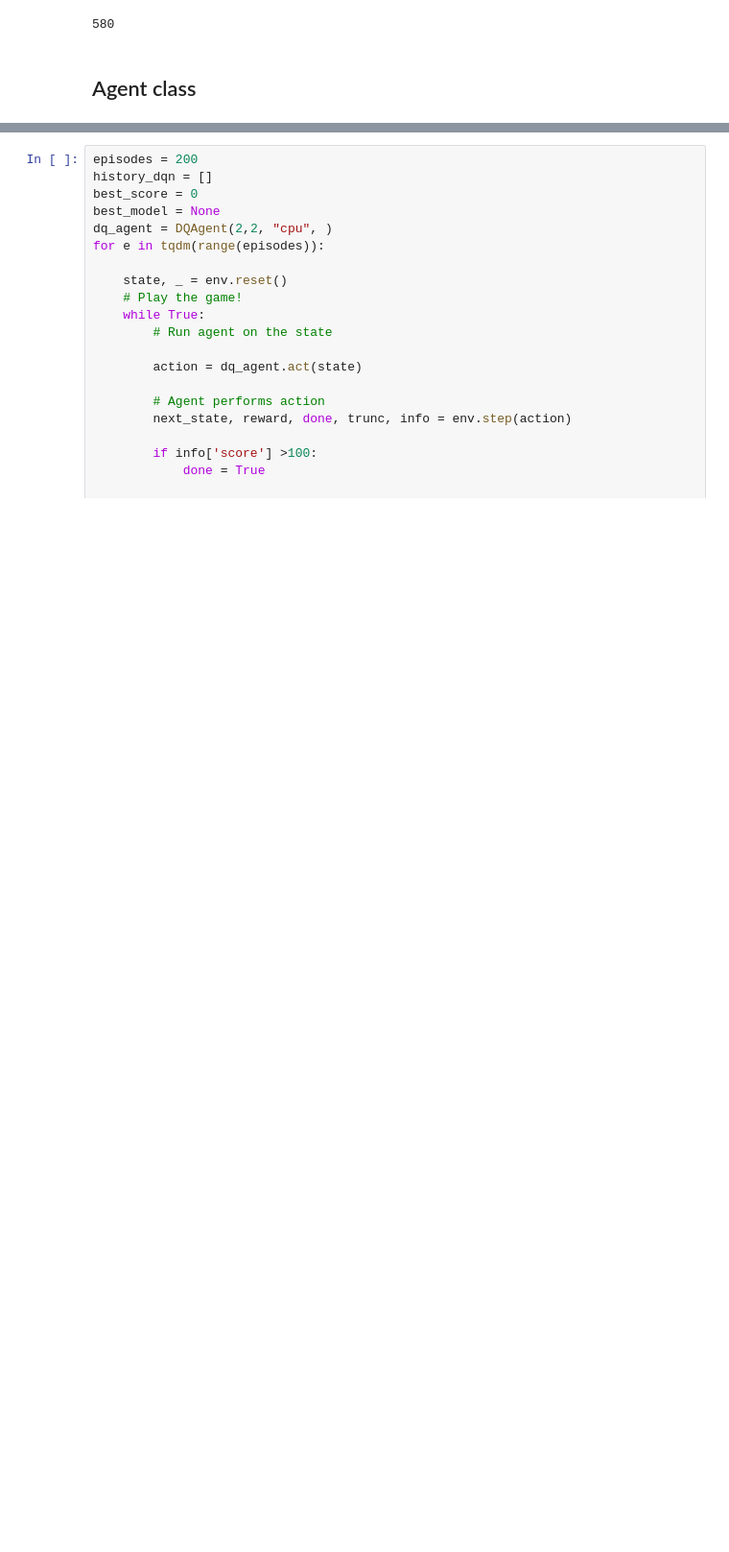
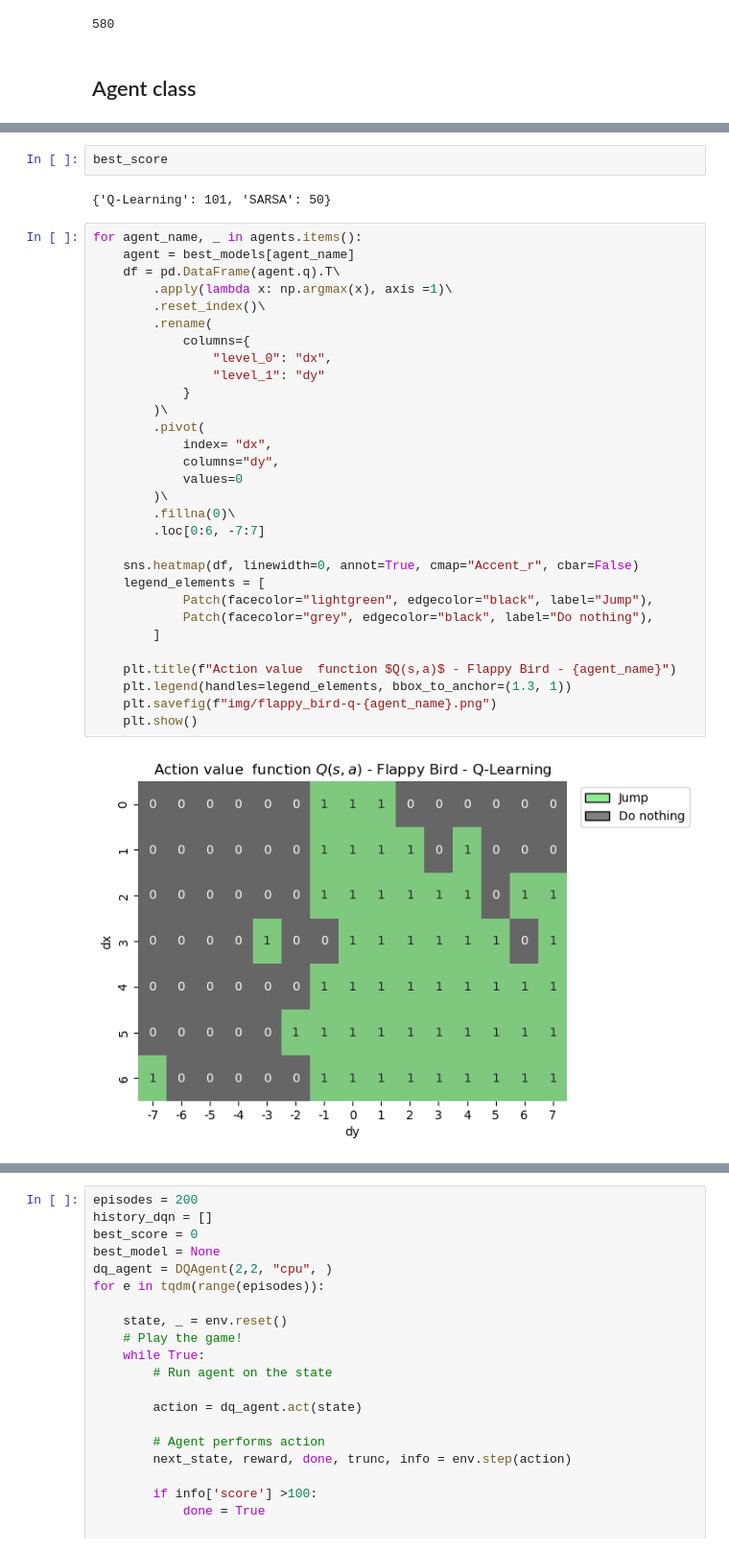
Before and after one commit to peulsilva/Reinforcement-Learning-problems, a Jupyter notebook: notebooks/02-flappy-bird.ipynb, the cells around one changed output, grey strips where cells are left out. Shown at 96% size. Saved outputs shown, nothing was run; the diff lists cells and outputs as text; blank space fills up the shorter version.

```diff
--- a/notebooks/02-flappy-bird.ipynb
+++ b/notebooks/02-flappy-bird.ipynb
@@ -148,3 +161,39 @@ for agent_name, agent in agents.items():
             state = next_state
 
         losses[agent_name].append(np.mean(loss_epoch))
+# %%
+best_score
+# %% [output]
+{'Q-Learning': 101, 'SARSA': 50}
+# %%
+for agent_name, _ in agents.items():
+    agent = best_models[agent_name]
+    df = pd.DataFrame(agent.q).T\
+        .apply(lambda x: np.argmax(x), axis =1)\
+        .reset_index()\
+        .rename(
+            columns={
+                "level_0": "dx",
+                "level_1": "dy"
+            }
+        )\
+        .pivot(
+            index= "dx",
+            columns="dy",
+            values=0
+        )\
+        .fillna(0)\
+        .loc[0:6, -7:7]
+
+    sns.heatmap(df, linewidth=0, annot=True, cmap="Accent_r", cbar=False)
+    legend_elements = [
+            Patch(facecolor="lightgreen", edgecolor="black", label="Jump"),
+            Patch(facecolor="grey", edgecolor="black", label="Do nothing"),
+        ]
+
+    plt.title(f"Action value  function $Q(s,a)$ - Flappy Bird - {agent_name}")
+    plt.legend(handles=legend_elements, bbox_to_anchor=(1.3, 1))
+    plt.savefig(f"img/flappy_bird-q-{agent_name}.png")
+    plt.show()
+# %% [output]
+[figure, added]
```
Also changed, not shown: parts of 13 cells of this notebook, 8 other files.
